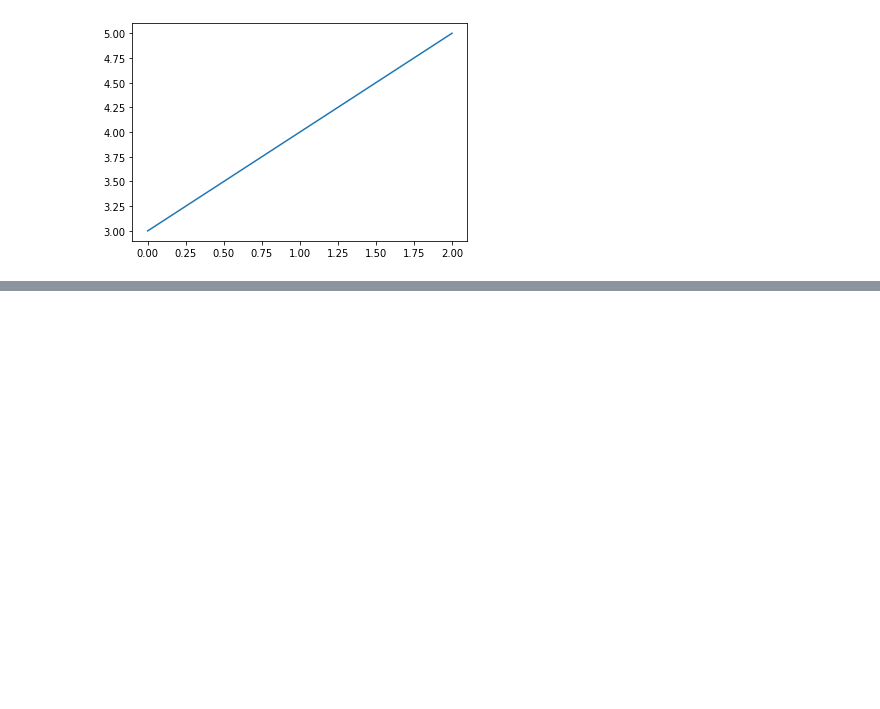
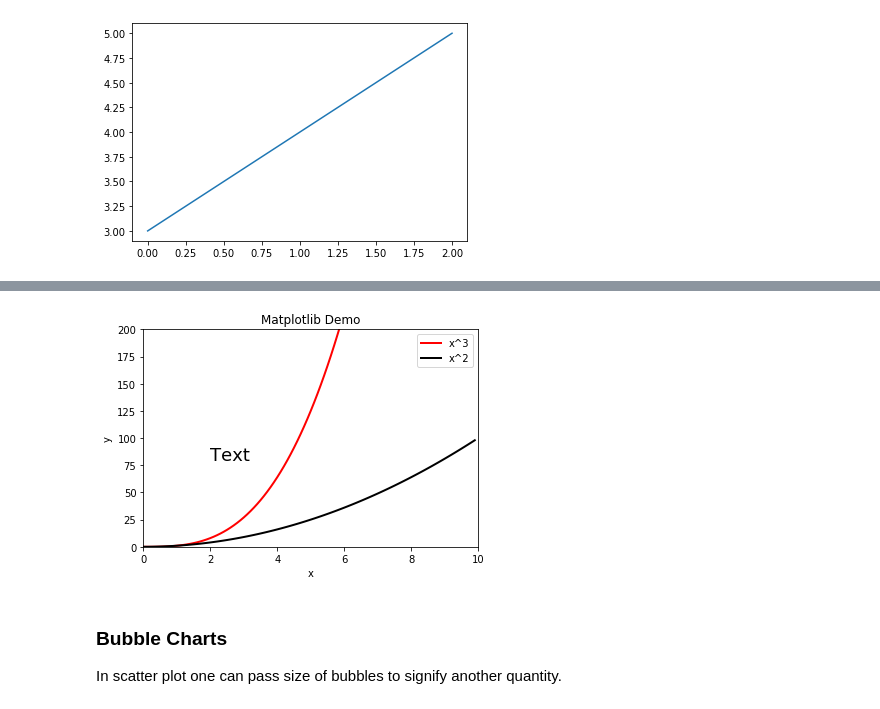
Before and after one commit to sidgupta234/CodingNinjas_DataScience_MachineLearning, a Jupyter notebook: Lecture_13_plottingGraphs/plottingGraphs.ipynb, the cells around one changed output, grey strips where cells are left out. Cells and saved outputs as stored; diff of their text form; code cells hidden in the pictures; blank space fills up the shorter version.

```diff
--- a/Lecture_13_plottingGraphs/plottingGraphs.ipynb
+++ b/Lecture_13_plottingGraphs/plottingGraphs.ipynb
@@ -119,0 +163,27 @@ plt.plot(x, y)
+# %%
+# Add random text at particular point
+
+x = np.arange(0, 10, 0.1)
+y = x**3
+y2 = x**2
+
+plt.plot(x, y, color = "red", linewidth = 2, label = "x^3") # Passing label for function
+
+plt.plot(x, y2, color = "black", linewidth = 2, label = "x^2")
+
+plt.axis([0, 10, 0, 200]) # x start, x end, y start, y end
+
+plt.ylabel("y")
+plt.xlabel("x")
+plt.legend() # Shows function labels
+plt.title("Matplotlib Demo")
+
+
+plt.text(2, 80, "Text", fontsize=18)
+plt.show()
+# %% [output]
+[figure, added]
+# %% [markdown]
+### Bubble Charts
+
+In scatter plot one can pass size of bubbles to signify another quantity.
```
Also changed, not shown: parts of 34 cells of this notebook.
